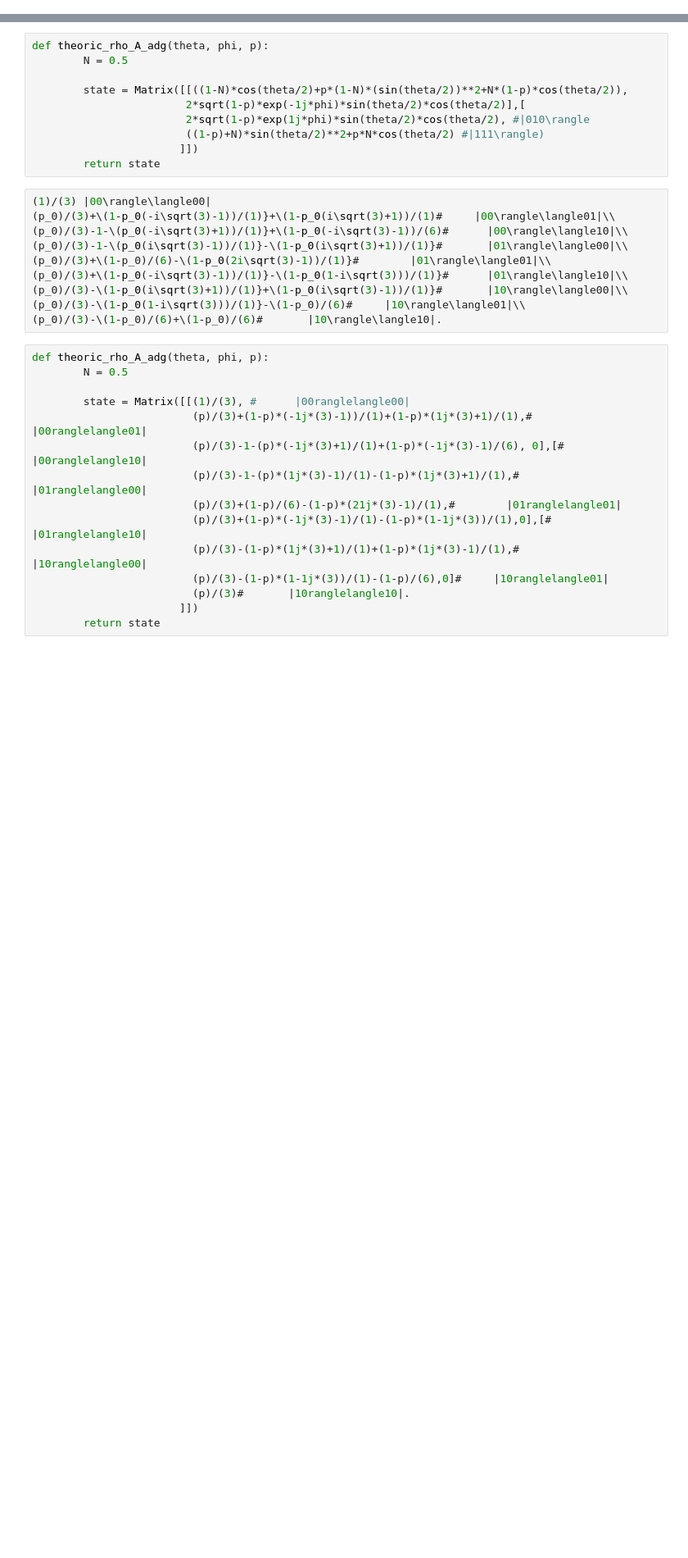
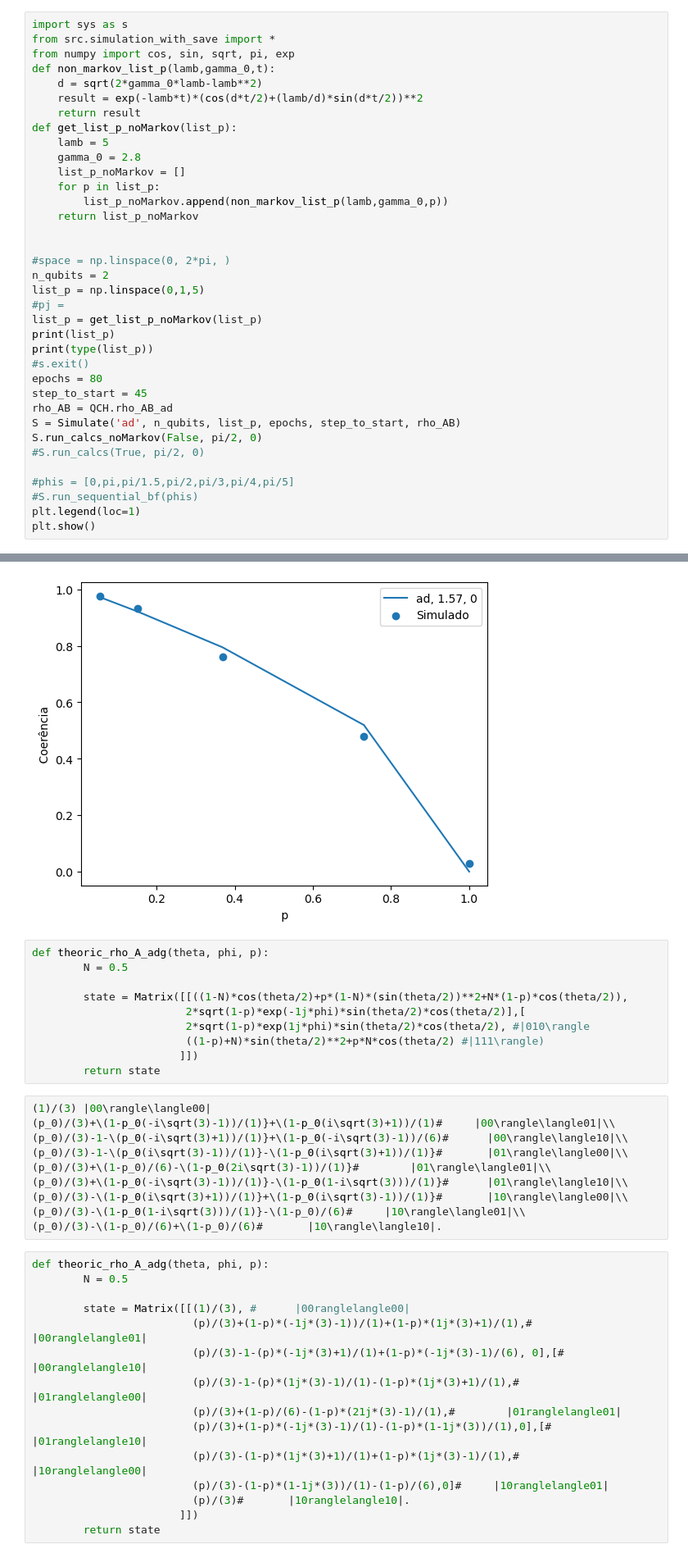
Before and after one commit to SchultzVV/quantum-state-preparation-vqa, a Jupyter notebook: runner.ipynb, the cells around one changed output, grey strips where cells are left out. Shown at 82% size. Cells and saved outputs as stored; diff of their text form; blank space fills up the shorter version.

Commit message:
updating for non markov p's

```diff
--- a/runner.ipynb
+++ b/runner.ipynb
@@ -0,0 +41,37 @@
+# %%
+import sys as s
+from src.simulation_with_save import *
+from numpy import cos, sin, sqrt, pi, exp
+def non_markov_list_p(lamb,gamma_0,t):
+    d = sqrt(2*gamma_0*lamb-lamb**2)
+    result = exp(-lamb*t)*(cos(d*t/2)+(lamb/d)*sin(d*t/2))**2
+    return result
+def get_list_p_noMarkov(list_p):
+    lamb = 5
+    gamma_0 = 2.8
+    list_p_noMarkov = []
+    for p in list_p:
+        list_p_noMarkov.append(non_markov_list_p(lamb,gamma_0,p))
+    return list_p_noMarkov
+
+
+#space = np.linspace(0, 2*pi, )
+n_qubits = 2
+list_p = np.linspace(0,1,5)
+#pj =
+list_p = get_list_p_noMarkov(list_p)
+print(list_p)
+print(type(list_p))
+#s.exit()
+epochs = 80
+step_to_start = 45
+rho_AB = QCH.rho_AB_ad
+S = Simulate('ad', n_qubits, list_p, epochs, step_to_start, rho_AB)
+S.run_calcs_noMarkov(False, pi/2, 0)
+#S.run_calcs(True, pi/2, 0)
+
+#phis = [0,pi,pi/1.5,pi/2,pi/3,pi/4,pi/5]
+#S.run_sequential_bf(phis)
+plt.legend(loc=1)
+plt.show()
+# %% [output]
@@ -1,3 +95,4 @@
+[figure, added]
 # %%
 def theoric_rho_A_adg(theta, phi, p):
         N = 0.5
```
Also changed, not shown: parts of 2 cells of this notebook, 2 other files.
